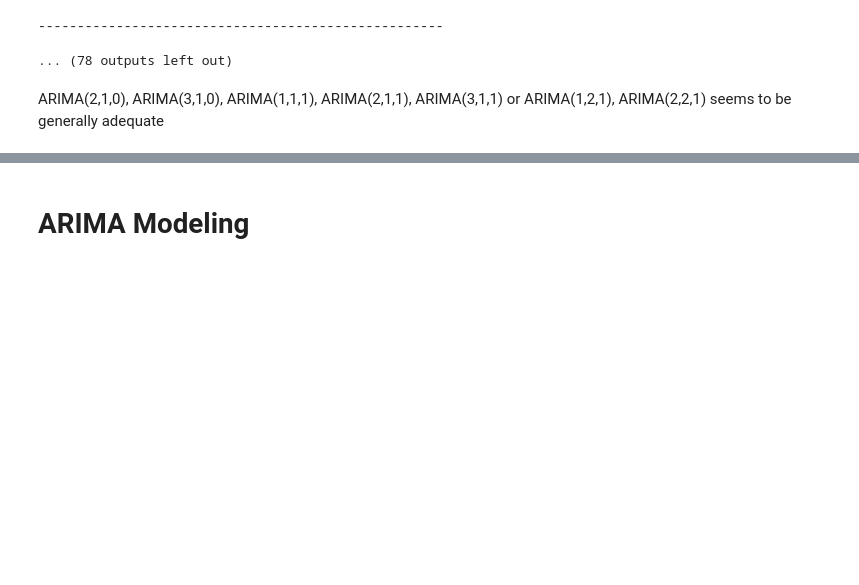
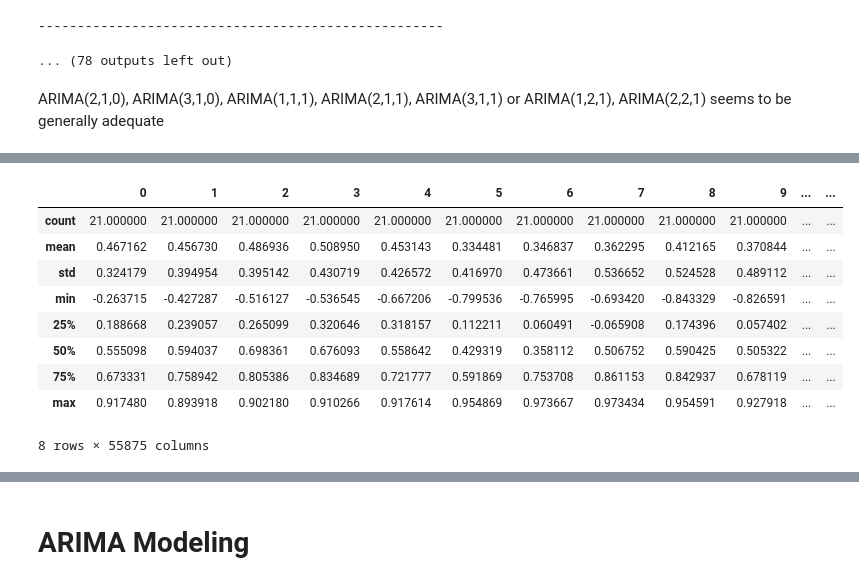
Before and after one commit to imhgchoi/ARIMA-LSTM-hybrid-corrcoef-predict, a Jupyter notebook: ARIMA_MODELING.ipynb, the cells around one changed output, grey strips where cells are left out. Drawn from its saved outputs; the diff is of its cells as text; code cells hidden in the pictures; blank space fills up the shorter version.

```diff
--- a/ARIMA_MODELING.ipynb
+++ b/ARIMA_MODELING.ipynb
@@ -152,0 +179,17 @@ ARIMA(2,1,0), ARIMA(3,1,0), ARIMA(1,1,1), ARIMA(2,1,1), ARIMA(3,1,1) or ARIMA(1,
+# %%
+stat = pd.DataFrame()
+for i in range(55875):
+    df = train[i].describe()
+    stat[i] = df
+stat
+# %% [output]
+|  | 0 | 1 | 2 | 3 | 4 | 5 | 6 | 7 | 8 | 9 | ... | ... |
+| count | 21.000000 | 21.000000 | 21.000000 | 21.000000 | 21.000000 | 21.000000 | 21.000000 | 21.000000 | 21.000000 | 21.000000 | ... | ... |
+| mean | 0.467162 | 0.456730 | 0.486936 | 0.508950 | 0.453143 | 0.334481 | 0.346837 | 0.362295 | 0.412165 | 0.370844 | ... | ... |
+| std | 0.324179 | 0.394954 | 0.395142 | 0.430719 | 0.426572 | 0.416970 | 0.473661 | 0.536652 | 0.524528 | 0.489112 | ... | ... |
+| min | -0.263715 | -0.427287 | -0.516127 | -0.536545 | -0.667206 | -0.799536 | -0.765995 | -0.693420 | -0.843329 | -0.826591 | ... | ... |
+| 25% | 0.188668 | 0.239057 | 0.265099 | 0.320646 | 0.318157 | 0.112211 | 0.060491 | -0.065908 | 0.174396 | 0.057402 | ... | ... |
+| 50% | 0.555098 | 0.594037 | 0.698361 | 0.676093 | 0.558642 | 0.429319 | 0.358112 | 0.506752 | 0.590425 | 0.505322 | ... | ... |
+| 75% | 0.673331 | 0.758942 | 0.805386 | 0.834689 | 0.721777 | 0.591869 | 0.753708 | 0.861153 | 0.842937 | 0.678119 | ... | ... |
+| max | 0.917480 | 0.893918 | 0.902180 | 0.910266 | 0.917614 | 0.954869 | 0.973667 | 0.973434 | 0.954591 | 0.927918 | ... | ... |
+8 rows × 55875 columns
```
Also changed, not shown: parts of 3 cells of this notebook, 1 other file.
